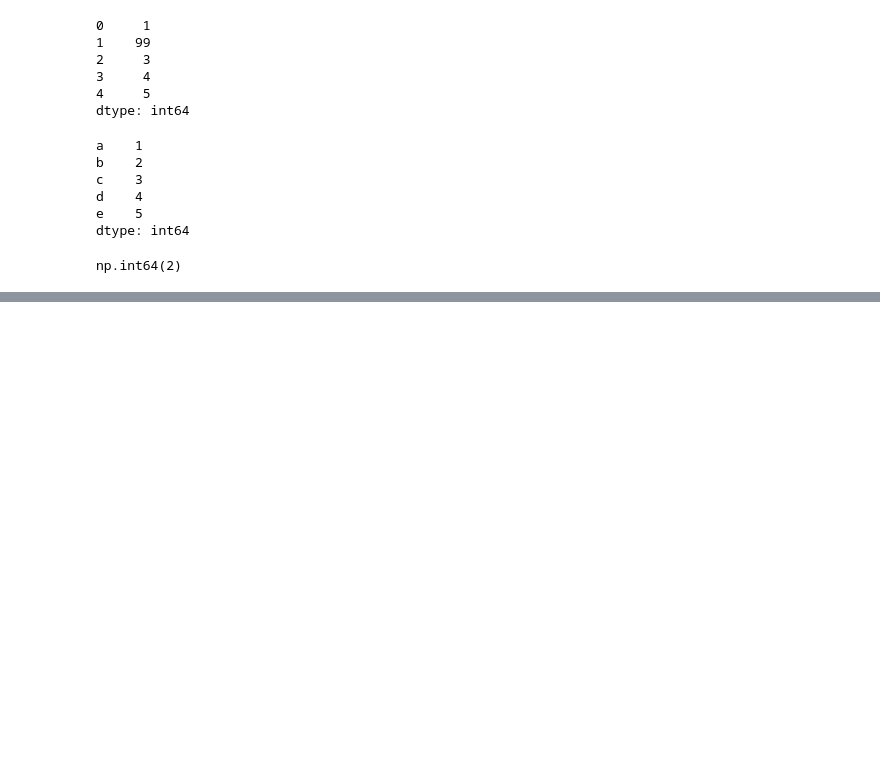
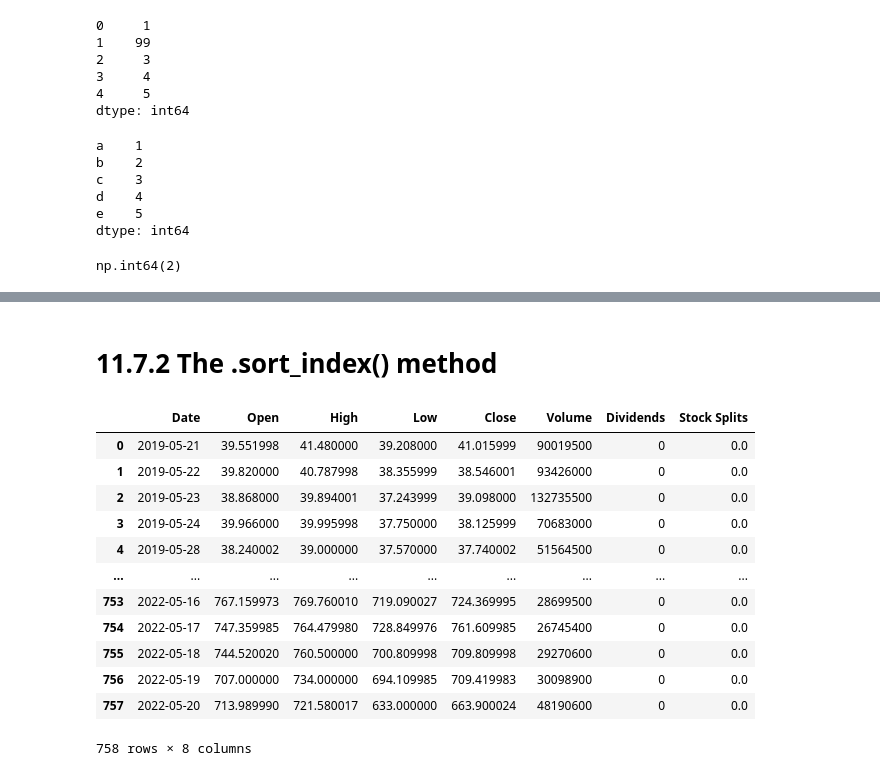
Before and after one commit to gr8bipin/python_basics_finance, a Jupyter notebook: pandas_module.ipynb, the cells around one changed output, grey strips where cells are left out. Cells and saved outputs as stored; diff of their text form; code cells hidden in the pictures; blank space fills up the shorter version.

```diff
--- a/pandas_module.ipynb
+++ b/pandas_module.ipynb
@@ -301,0 +867,8 @@ np.int64(2)
+# %%
+# The Pandas DataFrame transpose function T allows us to transpose the
+# rows as columns, and logically the columns as rows:
+
+import pandas as pd
+df = pd.read_csv('/home/bipinhyoju/Downloads/csv files/TSLA.csv')
+df2 = df[100:110][['Close', 'Volume']]
+df2.T
@@ -301,0 +879,23 @@ np.int64(2)
+# %% [markdown]
+# 11.7.2 The .sort_index() method
+# %%
+# When we are working with Pandas Dataframe it is usual to add or remove
+# rows, order by columns, etc. That’s why it’s important to have a function
+# that allows us to easily and comfortably sort the DataFrame by its index.
+# We do this with the sort_index function of Pandas DataFrame.
+
+df.sort_index()
+# %% [output]
+|  | Date | Open | High | Low | Close | Volume | Dividends | Stock Splits |
+| 0 | 2019-05-21 | 39.551998 | 41.480000 | 39.208000 | 41.015999 | 90019500 | 0 | 0.0 |
+| 1 | 2019-05-22 | 39.820000 | 40.787998 | 38.355999 | 38.546001 | 93426000 | 0 | 0.0 |
+| 2 | 2019-05-23 | 38.868000 | 39.894001 | 37.243999 | 39.098000 | 132735500 | 0 | 0.0 |
+| 3 | 2019-05-24 | 39.966000 | 39.995998 | 37.750000 | 38.125999 | 70683000 | 0 | 0.0 |
+| 4 | 2019-05-28 | 38.240002 | 39.000000 | 37.570000 | 37.740002 | 51564500 | 0 | 0.0 |
+| ... | ... | ... | ... | ... | ... | ... | ... | ... |
+| 753 | 2022-05-16 | 767.159973 | 769.760010 | 719.090027 | 724.369995 | 28699500 | 0 | 0.0 |
+| 754 | 2022-05-17 | 747.359985 | 764.479980 | 728.849976 | 761.609985 | 26745400 | 0 | 0.0 |
+| 755 | 2022-05-18 | 744.520020 | 760.500000 | 700.809998 | 709.809998 | 29270600 | 0 | 0.0 |
+| 756 | 2022-05-19 | 707.000000 | 734.000000 | 694.109985 | 709.419983 | 30098900 | 0 | 0.0 |
+| 757 | 2022-05-20 | 713.989990 | 721.580017 | 633.000000 | 663.900024 | 48190600 | 0 | 0.0 |
+758 rows × 8 columns
```
Also changed, not shown: parts of 101 cells of this notebook.
